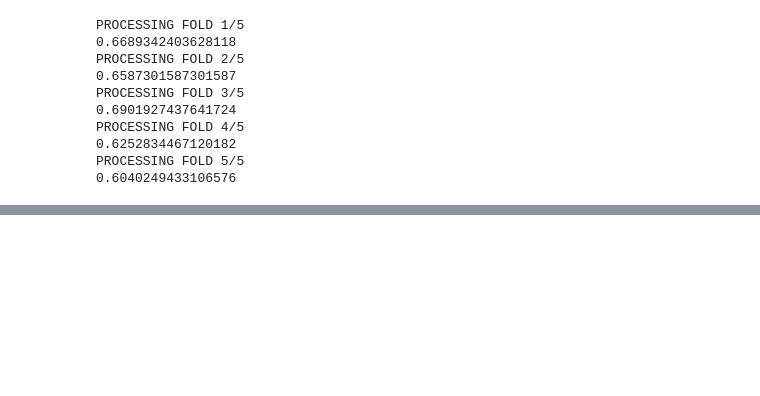
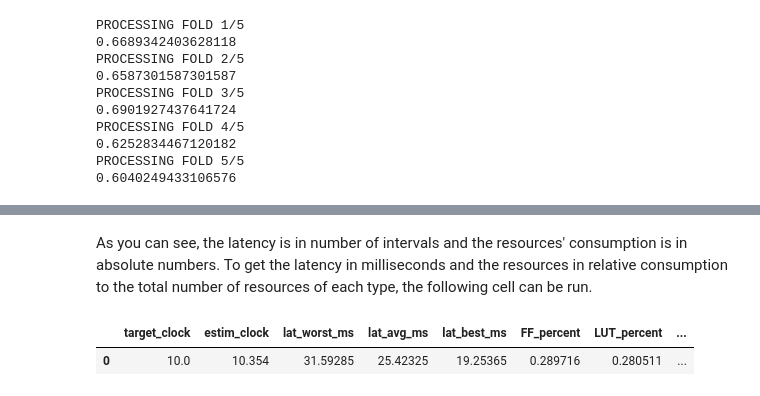
Before and after one commit to eneriz-daniel/MIBCI-QCNNs, a Jupyter notebook: implementation.ipynb, the cells around one changed output, grey strips where cells are left out. Saved outputs shown, nothing was run; the diff lists cells and outputs as text; code cells hidden in the pictures; blank space fills up the shorter version.

```diff
--- a/implementation.ipynb
+++ b/implementation.ipynb
@@ -69,0 +121,19 @@ launch_csim('/home/daniel/BCI/XOH21/global_model/', T=3, ds=2, Nchans=64, Nclass
+# %% [markdown]
+As you can see, the latency is in number of intervals and the resources' consumption is in absolute numbers. To get the latency in milliseconds and the resources in relative consumption to the total number of resources of each type, the following cell can be run.
+# %%
+df = df.assign(lat_worst_ms=lambda x: x.lat_worst*1e-5)
+df = df.assign(lat_avg_ms=lambda x: x.lat_avg*1e-5)
+df = df.assign(lat_best_ms=lambda x: x.lat_best*1e-5)
+df = df.assign(FF_percent=lambda x: x.FF/17600)
+df = df.assign(LUT_percent=lambda x: x.LUT/35200)
+df = df.assign(BRAM_percent=lambda x: x.BRAM/120)
+df = df.assign(DSP_percent=lambda x: x.DSP/80)
+
+df.to_csv('reports.csv')
+
+df[['target_clock', 'estim_clock',
+    'lat_worst_ms', 'lat_avg_ms', 'lat_best_ms',
+    'FF_percent', 'LUT_percent', 'BRAM_percent', 'DSP_percent']]
+# %% [output]
+|  | target_clock | estim_clock | lat_worst_ms | lat_avg_ms | lat_best_ms | FF_percent | LUT_percent | ... |
+| 0 | 10.0 | 10.354 | 31.59285 | 25.42325 | 19.25365 | 0.289716 | 0.280511 | ... |
```
Also changed, not shown: parts of 11 cells of this notebook, 4 other files.
